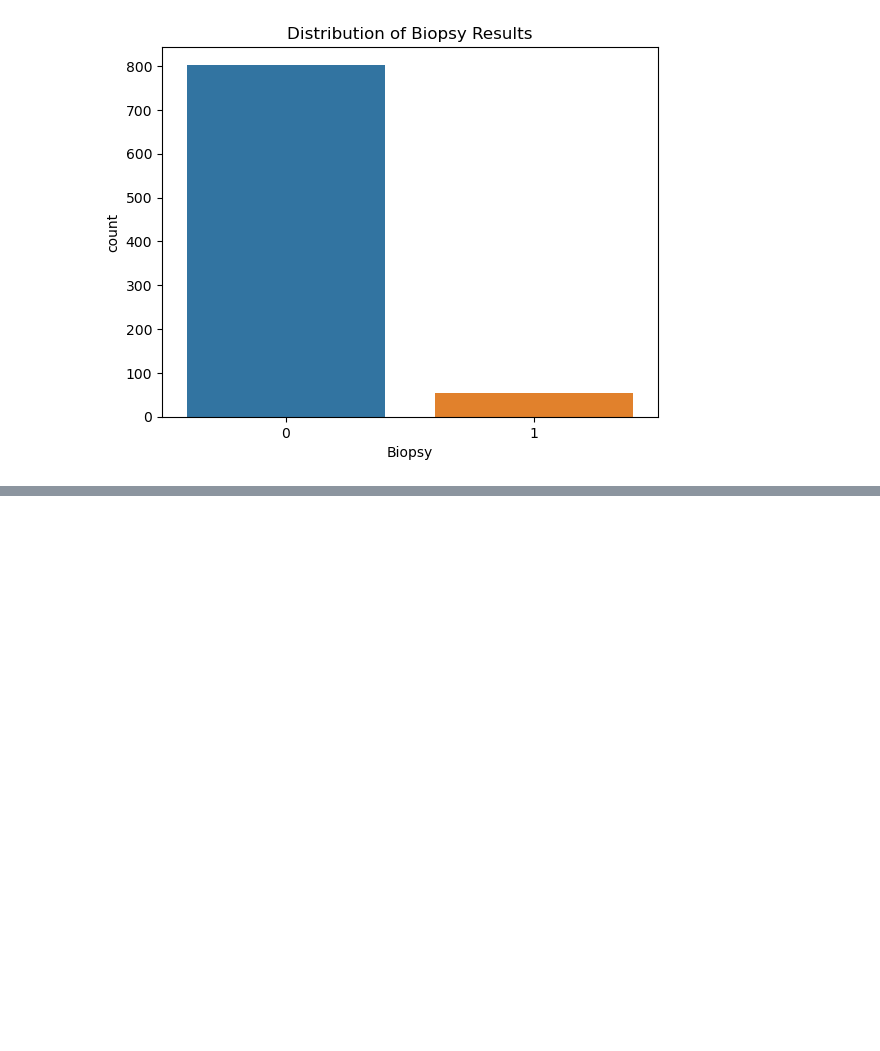
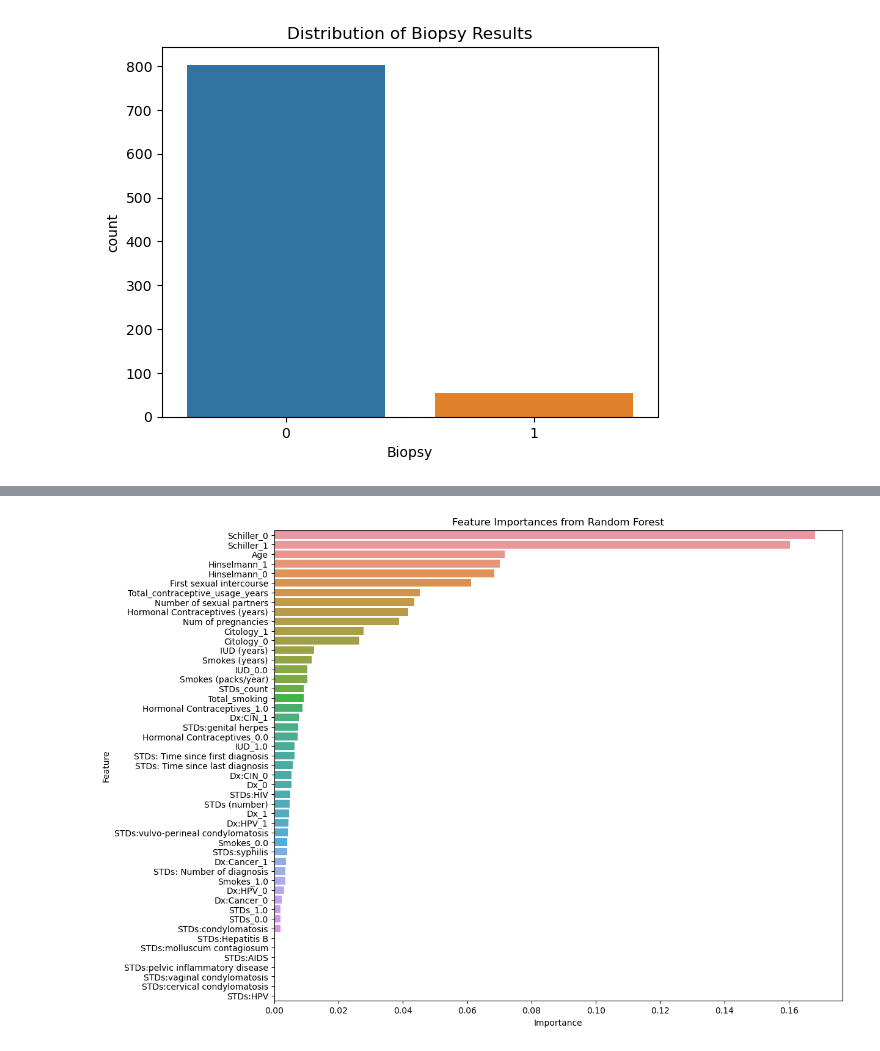
Before and after one commit to omoladd/cervical-cancer_prediction, a Jupyter notebook: cervical_prediction.ipynb, the cells around one changed output, grey strips where cells are left out. Saved outputs shown, nothing was run; the diff lists cells and outputs as text; code cells hidden in the pictures; blank space fills up the shorter version.

```diff
--- a/cervical_prediction.ipynb
+++ b/cervical_prediction.ipynb
@@ -188,0 +236,2 @@ for col in df.columns:
+# %%
+df['Total_smoking'] = df['Smokes (years)'] * df['Smokes (packs/year)']
@@ -188,0 +253,13 @@ for col in df.columns:
+# %%
+num_cols_to_scale = ['Age', 'Number of sexual partners', 'First sexual intercourse', 'Num of pregnancies',
+    'Smokes (years)', 'Smokes (packs/year)', 'Hormonal Contraceptives (years)', 'IUD (years)',
+    'STDs (number)', 'STDs:condylomatosis', 'STDs:cervical condylomatosis', 'STDs:vaginal condylomatosis', 'STDs:vulvo-perineal condylomatosis',
+    'STDs:syphilis', 'STDs:pelvic inflammatory disease', 'STDs:genital herpes', 'STDs:molluscum contagiosum', 'STDs:AIDS', 'STDs:HIV', 'STDs:Hepatitis B',
+    'STDs:HPV', 'STDs: Time since first diagnosis', 'STDs: Time since last diagnosis',
+    'STDs_count', 'Total_smoking', 'Total_contraceptive_usage_years']
+
+for col in num_cols_to_scale:
+    df[col]= pd.to_numeric(df[col], errors ='coerce')
+
+scaler = StandardScaler()
+df[num_cols_to_scale] = scaler.fit_transform(df[num_cols_to_scale])
@@ -188,0 +268,8 @@ for col in df.columns:
+# %%
+# Using Random Forest
+
+X = df.drop('Biopsy', axis=1)
+y = df['Biopsy']
+
+random_forest = RandomForestClassifier(random_state=42)
+random_forest.fit(X,y)
@@ -188,0 +278,10 @@ for col in df.columns:
+# %%
+important = random_forest.feature_importances_
+
+
+importances_feature = pd.DataFrame({'Feature': X.columns,'Importance': important })
+
+# Sorting by importance
+
+importances_feature = importances_feature.sort_values(by = 'Importance', ascending= False)
+print(importances_feature)
@@ -188,0 +306,8 @@ for col in df.columns:
+# %%
+# Plotting feature importances
+plt.figure(figsize=(12, 10))
+sns.barplot(x='Importance', y='Feature', data= importances_feature)
+plt.title('Feature Importances from Random Forest')
+plt.show()
+# %% [output]
+[figure, added]
```
Also changed, not shown: parts of 29 cells of this notebook.
